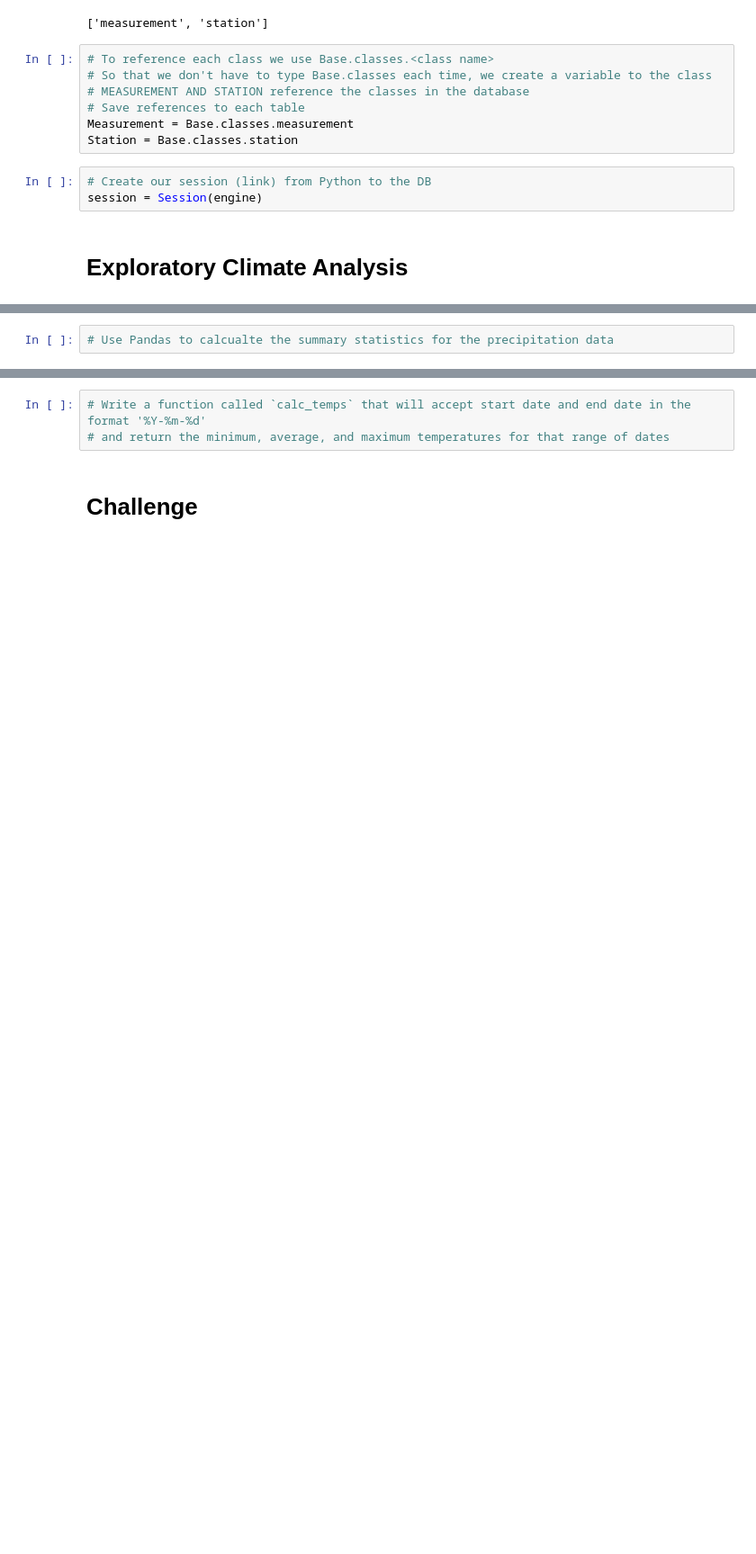
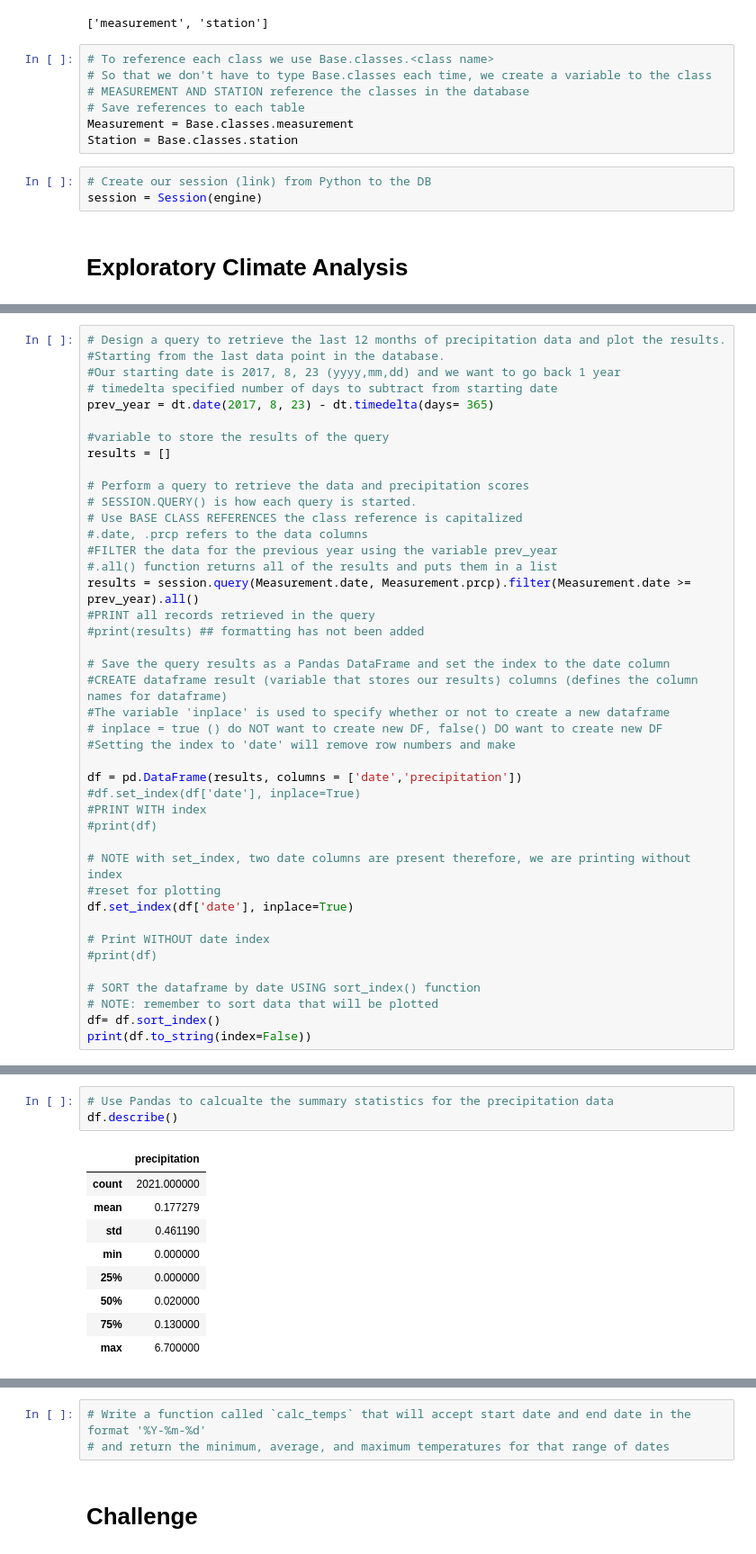
Before and after one commit to SheriZig/surfs_up, a Jupyter notebook: climate_analysis.ipynb, the cells around one changed output, grey strips where cells are left out. Shown: that part at 90% size. Drawn from its saved outputs; the diff is of its cells as text; blank space fills up the shorter version.

```diff
--- a/climate_analysis.ipynb
+++ b/climate_analysis.ipynb
@@ -64,0 +52,42 @@ session = Session(engine)
+# %%
+# Design a query to retrieve the last 12 months of precipitation data and plot the results.
+#Starting from the last data point in the database.
+#Our starting date is 2017, 8, 23 (yyyy,mm,dd) and we want to go back 1 year
+# timedelta specified number of days to subtract from starting date
+prev_year = dt.date(2017, 8, 23) - dt.timedelta(days= 365)
+
+#variable to store the results of the query
+results = []
+
+# Perform a query to retrieve the data and precipitation scores
+# SESSION.QUERY() is how each query is started.
+# Use BASE CLASS REFERENCES the class reference is capitalized
+#.date, .prcp refers to the data columns
+#FILTER the data for the previous year using the variable prev_year
+#.all() function returns all of the results and puts them in a list
+results = session.query(Measurement.date, Measurement.prcp).filter(Measurement.date >= prev_year).all()
+#PRINT all records retrieved in the query
+#print(results) ## formatting has not been added
+
+# Save the query results as a Pandas DataFrame and set the index to the date column
+#CREATE dataframe result (variable that stores our results) columns (defines the column names for dataframe)
+#The variable 'inplace' is used to specify whether or not to create a new dataframe
+# inplace = true () do NOT want to create new DF, false() DO want to create new DF
+#Setting the index to 'date' will remove row numbers and make
+
+df = pd.DataFrame(results, columns = ['date','precipitation'])
+#df.set_index(df['date'], inplace=True)
+#PRINT WITH index
+#print(df)
+
+# NOTE with set_index, two date columns are present therefore, we are printing without index
+#reset for plotting
+df.set_index(df['date'], inplace=True)
+
+# Print WITHOUT date index
+#print(df)
+
+# SORT the dataframe by date USING sort_index() function
+# NOTE: remember to sort data that will be plotted
+df= df.sort_index()
+print(df.to_string(index=False))
@@ -65,4 +129,15 @@ session = Session(engine)
 # %%
 # Use Pandas to calcualte the summary statistics for the precipitation data
+df.describe()
+# %% [output]
+|  | precipitation |
+| count | 2021.000000 |
+| mean | 0.177279 |
+| std | 0.461190 |
+| min | 0.000000 |
+| 25% | 0.000000 |
+| 50% | 0.020000 |
+| 75% | 0.130000 |
+| max | 6.700000 |
 # %%
 # How many stations are available in this dataset?
```
Also changed, not shown: parts of 9 cells of this notebook.
